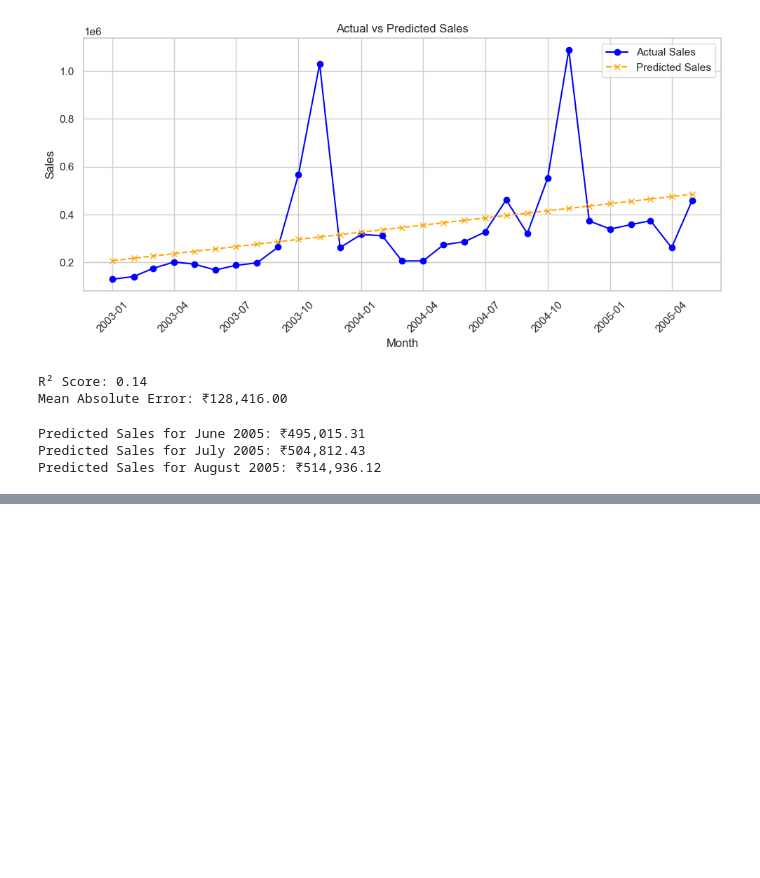
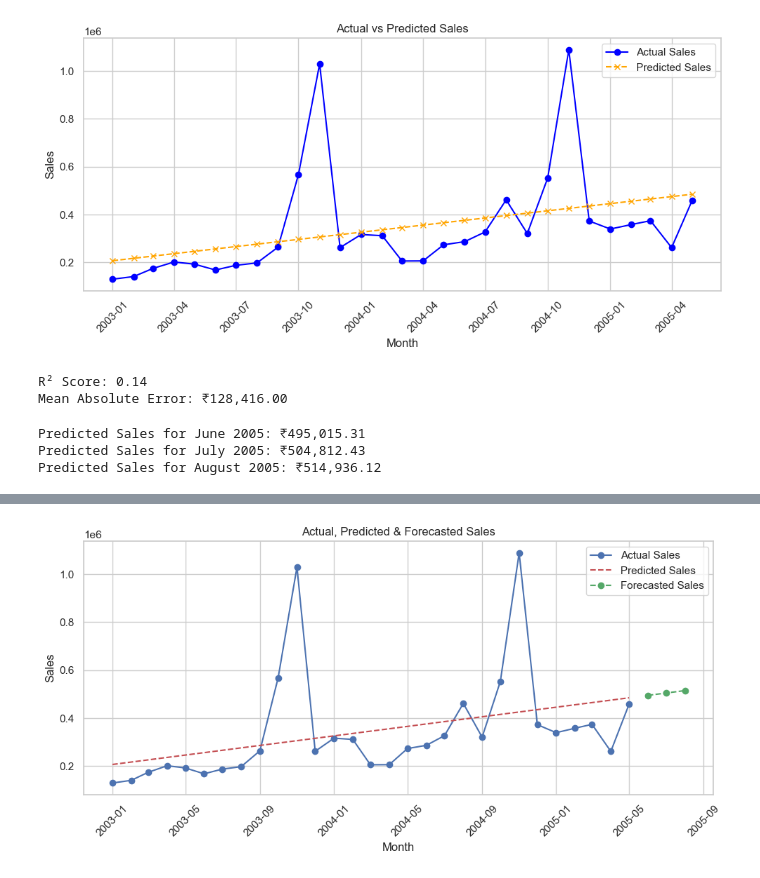
Before and after one commit to Krithika-devadiga/sales-data-analysis, a Jupyter notebook: notebooks/sales_analysis.ipynb, the cells around one changed output, grey strips where cells are left out. Drawn from its saved outputs; the diff is of its cells as text; code cells hidden in the pictures; blank space fills up the shorter version.

```diff
--- a/notebooks/sales_analysis.ipynb
+++ b/notebooks/sales_analysis.ipynb
@@ -246,0 +278,14 @@ Predicted Sales for August 2005: ₹514,936.12
+# %%
+plt.figure(figsize=(10, 5))
+plt.plot(monthly_sales['MONTH'], monthly_sales['SALES'], 'bo-', label='Actual Sales')
+plt.plot(monthly_sales['MONTH'], model.predict(X), 'r--', label='Predicted Sales')
+plt.plot(future_months, future_predictions, 'go--', label='Forecasted Sales')  # <-- this was missing
+plt.xlabel('Month')
+plt.ylabel('Sales')
+plt.title('Actual, Predicted & Forecasted Sales')
+plt.legend()
+plt.xticks(rotation=45)
+plt.tight_layout()
+plt.show()
+# %% [output]
+[figure, added]
```
Also changed, not shown: parts of 2 cells of this notebook, 1 other file.
